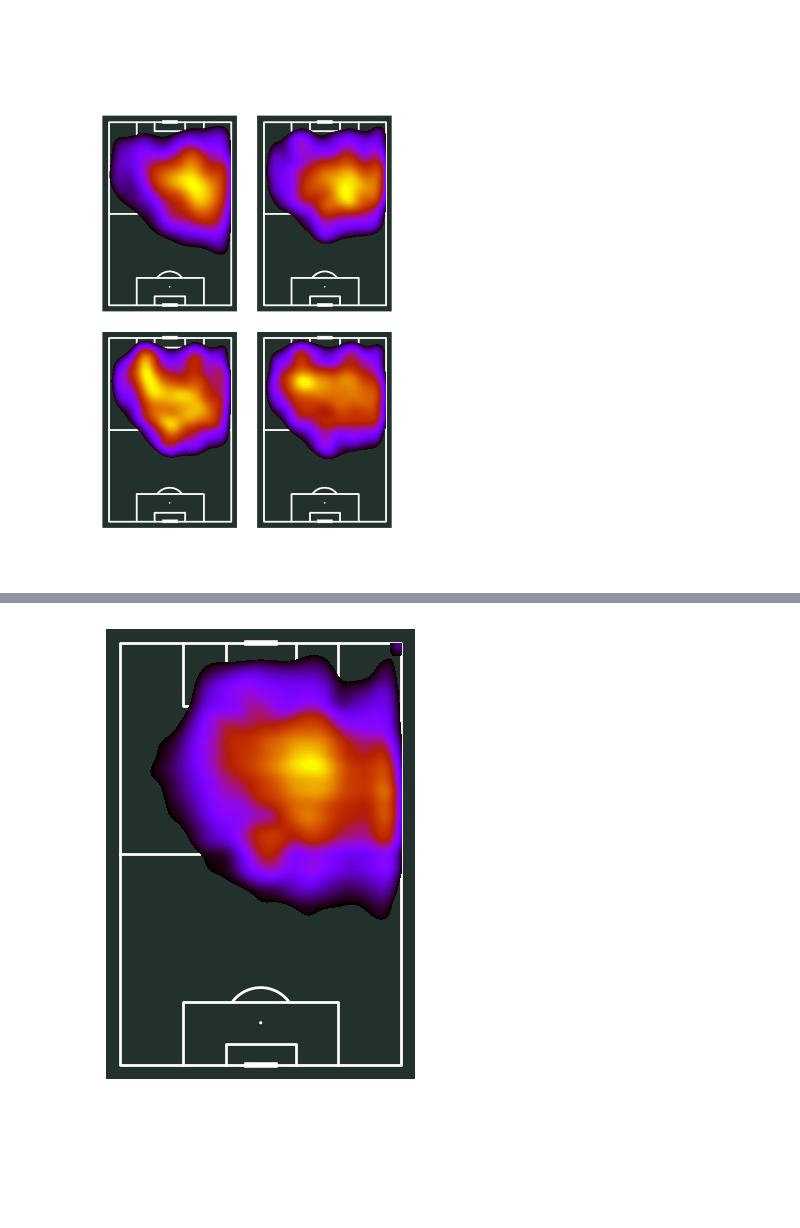
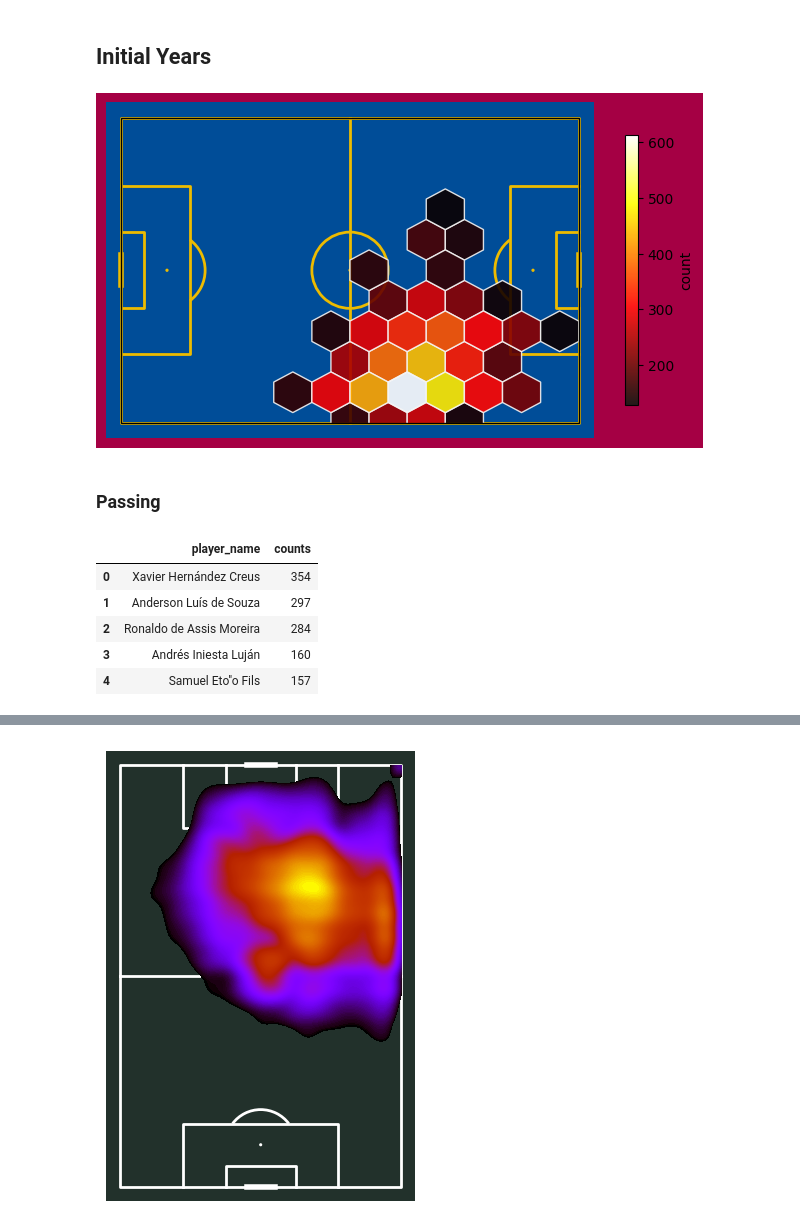
Before and after one commit to YashaswiPandey/IST652-FinalProject, a Jupyter notebook: messiAnalysis.ipynb, the cells around one changed output, grey strips where cells are left out. Saved outputs shown, nothing was run; the diff lists cells and outputs as text; code cells hidden in the pictures; blank space fills up the shorter version.

```diff
--- a/messiAnalysis.ipynb
+++ b/messiAnalysis.ipynb
@@ -66,11 +50,16 @@ kdeSS = pitch.kdeplot(sPSS['x_start'],sPSS['y_start'],fill=True,n_levels=200,thr
-# %%
-pitch = VerticalPitch(pitch_type='statsbomb',pitch_color='#22312b', line_color='white')
-fig, ax = pitch.grid(nrows=2, ncols=2, axis=False)
-
-
-kdeIY = pitch.kdeplot(sPIY['x_end'],sPIY['y_end'],fill=True,n_levels=200,thresh=0.1,cmap='gnuplot',ax=ax['pitch'][0][0])
-kdePY = pitch.kdeplot(sPPY['x_end'],sPPY['y_end'],fill=True,n_levels=200,thresh=0.1,cmap='gnuplot',ax=ax['pitch'][0][1])
-kdeMY = pitch.kdeplot(sPMY['x_end'],sPMY['y_end'],fill=True,n_levels=200,thresh=0.1,cmap='gnuplot',ax=ax['pitch'][1][0])
-kdeSS = pitch.kdeplot(sPSS['x_end'],sPSS['y_end'],fill=True,n_levels=200,thresh=0.1,cmap='gnuplot',ax=ax['pitch'][1][1])
-# %% [output]
-[figure, removed]
+# %% [markdown]
+## Initial Years
+# %%
+pitch = Pitch(pitch_type='statsbomb',pitch_color='#004d98', line_color='#edbb00')
+
+fig, ax = pitch.draw()
+
+fig.set_facecolor('#a50044')
+hexmap = pitch.hexbin(initialYears['x_start'], initialYears['y_start'], ax=ax, edgecolors='#f4f4f4',
+                      alpha=0.9, gridsize=(12, 5), cmap='hot',mincnt=125)
+
+cbar = fig.colorbar(hexmap, ax=ax, shrink=0.6,label='count')
+# %% [output]
+[figure, added]
+# %% [markdown]
+### Passing
@@ -76,0 +71,9 @@ kdeSS = pitch.kdeplot(sPSS['x_end'],sPSS['y_end'],fill=True,n_levels=200,thresh=
+# %%
+topRecip
+# %% [output]
+|  | player_name | counts |
+| 0 | Xavier Hernández Creus | 354 |
+| 1 | Anderson Luís de Souza | 297 |
+| 2 | Ronaldo de Assis Moreira | 284 |
+| 3 | Andrés Iniesta Luján | 160 |
+| 4 | Samuel Eto''o Fils | 157 |
```
Also changed, not shown: parts of 26 cells of this notebook.
